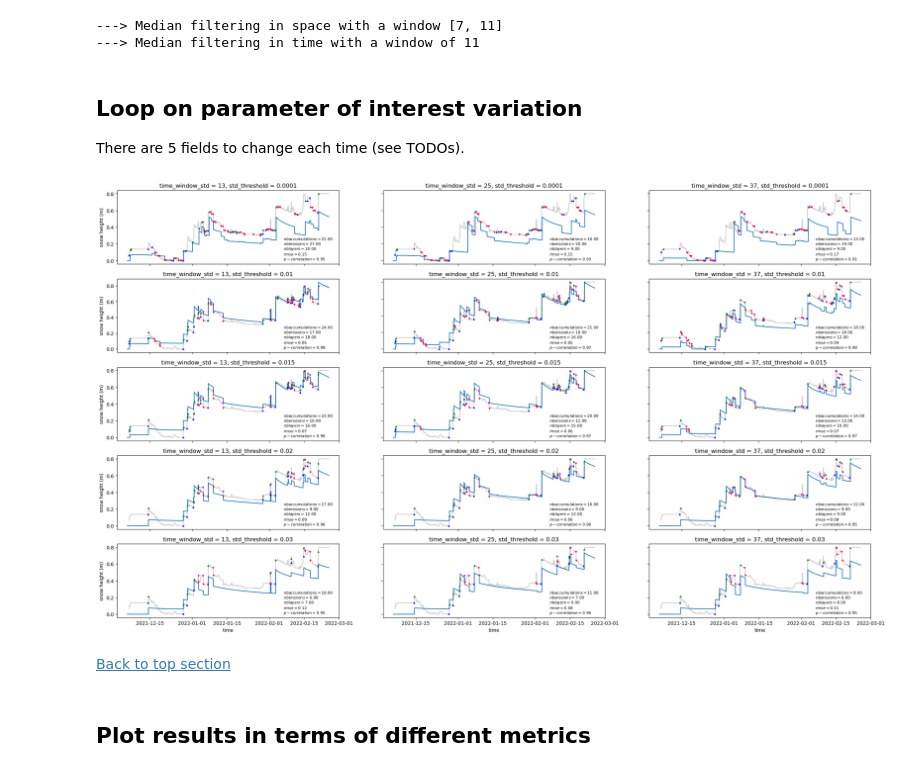
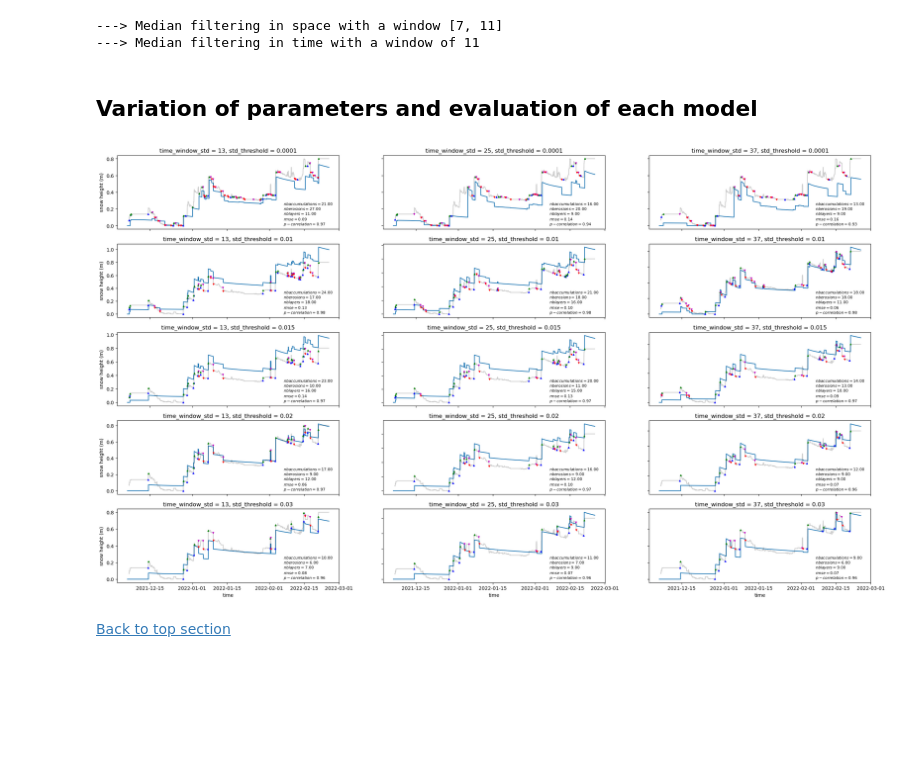
Before and after one commit to Mathilde-Bnt/MB_little_awk, a Jupyter notebook: finalized/12-Sensitivity_tests.ipynb, the cells around one changed output. Cells and saved outputs as stored; diff of their text form; code cells hidden in the pictures; blank space fills up the shorter version.

```diff
--- a/finalized/12-Sensitivity_tests.ipynb
+++ b/finalized/12-Sensitivity_tests.ipynb
@@ -39,10 +28,3 @@ paramdic['data_set_used'] = name_of_data_set
 
 x_sel = 10
 y_sel = 10
-time_window_std = 25     # TODO real value
-std_threshold = 0.015    # TODO choose the correct threshold here
-
-paramdic['x_sel'] = x_sel
-paramdic['y_sel'] = y_sel
-paramdic['time_window_std'] = time_window_std
-paramdic['std_threshold'] = std_threshold
@@ -117,13 +59,6 @@ nb_iterations = int(data_duration_in_s/dt + 1)
 data_start_date = pd.to_datetime(data_set_used.time.values[0])
 
 nb_iterations = int(data_duration_in_s/dt + 1)
-# %%
-# Meteorological forcing
-
-if use_true_temp:
-    met_time, met_temp = get_met_forcing()
-else:
-    met_time, met_temp = [0], [tsfc]
 # %%
 # Create comparable data between lidar and simulation (same timestamps)
 
@@ -142,8 +77,6 @@ for index in range(len(data_set_used.time.values)):
 
 lidar_height_array = np.array(lidar_height_array)
 # %% [markdown]
-## Loop on parameter of interest variation </a><a name='testing'>
-
-There are 5 fields to change each time (see TODOs).
+## Variation of parameters and evaluation of each model
 # %%
 # Define all the values the parameter of interest will take
@@ -189,8 +122,8 @@ for tw_index in range(len(range_of_tw_variation)):
 
         snowpack = simulate_snowpack_evolution(data_set_used, x_sel, y_sel, nb_iterations, end_accumulation_times, end_erosion_times,
                                        start_accumulation, end_accumulation, start_erosion, end_erosion, jj, dt, ro_layer, ro_water, ro_ice,
-                                       t_old, tf, tsfc, dy_snow, age_layers, gamma, cp_snow, melt_flag, a1, a2, met_temp_data=met_temp,
-                                       met_time_data=met_time, new_snow_ro=simul_new_snow_ro, fit_top_of_snowfall_to_curve=simul_fit_top_of_snowfall_to_curve)
+                                       t_old, tf, tsfc, dy_snow, age_layers, gamma, cp_snow, melt_flag, a1, a2, met_temp_data=met_temp, met_wind_data=met_wind,
+                                       met_time_data=met_time, fit_top_of_snowfall_to_curve=simul_fit_top_of_snowfall_to_curve)
 
         ro_layer_evolution, depth_evolution, temperature_evolution = snowpack[0], snowpack[1], snowpack[2]
 
@@ -198,36 +131,32 @@ for tw_index in range(len(range_of_tw_variation)):
 
         simulation_times = pd.date_range(start=data_start_date,freq=str(dt)+'S',periods=nb_iterations)
         total_snow_depth = np.array([sum(depth_evolution[i][j] for j in range(max_nb_of_layers)) for i in range(len(depth_evolution))])
         total_snow_depth_comparable = np.array([sum(depth_evolution[i][j] for j in range(max_nb_of_layers)) for i in range(len(depth_evolution)) if i in keep_simul_times_indices])
 
         nb_layers_detected = len([i for i in depth_evolution[-1] if i != 0])
 
         # Plot results to compare
 
         axs[st_index, tw_index].plot(simulation_times, total_snow_depth, label='simulated snow depth')
         axs[st_index, tw_index].set_title('time_window_std = '+str(range_of_tw_variation[tw_index]) + ', std_threshold = '+str(range_of_st_variation[st_index]))
 
         axs[st_index, tw_index].plot(data_set_used.time.values, data_set_used.isel(x=x_sel, y=y_sel).snow_surface, c='k', alpha=0.2)
 
         axs[st_index, tw_index].plot(data_set_used.time.values[start_accumulation], data_set_used.isel(x=x_sel, y=y_sel, time=start_accumulation).snow_surface, c='b', marker='^', markersize=3, linestyle='None', label='start accum.')
         axs[st_index, tw_index].plot(data_set_used.time.values[end_accumulation], data_set_used.isel(x=x_sel, y=y_sel, time=end_accumulation).snow_surface, c='g', marker='^', markersize=3, linestyle='None', label='end accum.')
         axs[st_index, tw_index].plot(data_set_used.time.values[start_erosion], data_set_used.isel(x=x_sel, y=y_sel, time=start_erosion).snow_surface, c='m', marker='v', markersize=3, linestyle='None', label='start erosion')
         axs[st_index, tw_index].plot(data_set_used.time.values[end_erosion], data_set_used.isel(x=x_sel, y=y_sel, time=end_erosion).snow_surface, c='r', marker='v', markersize=3, linestyle='None', label='end erosion')
 
         # Evaluate similarity between simulated and measured curves
 
-        result_eval_rmse = rmse_measure(total_snow_depth_comparable, lidar_height_array)    # TODO adapt to chosen metrics
+        result_eval_rmse = rmse_measure(total_snow_depth_comparable, lidar_height_array)
         result_eval_stde = stderr_measure(total_snow_depth_comparable, lidar_height_array)
         result_eval_pcorr = p_correl_measure(total_snow_depth_comparable, lidar_height_array)
-
-        # result_list_rmse.append(result_eval_rmse)    # TODO adapt to chosen metrics
-        # result_list_stde.append(result_eval_stde)
-        # result_list_pcorr.append(result_eval_pcorr)
 
         # Add text box with extra info
 
         textstr = '\n'.join((r'$nb accumulations=%.2f$' % (len(start_accumulation), ), r'$nb erosions=%.2f$' % (len(start_erosion), ), r'$nb layers=%.2f$' % (nb_layers_detected, ),
                              r'$rmse=%.2f$' % (result_eval_rmse, ), r'$p-correlation=%.2f$' % (result_eval_pcorr, )))
         axs[st_index, tw_index].text(0.75, 0.2, textstr, horizontalalignment='left', verticalalignment='center', transform=axs[st_index, tw_index].transAxes, fontsize=8)
 # %% [output]
-[figure, old version]
+[figure, new version]
@@ -246,2 +171,0 @@ if save_text_results:
-# %% [markdown]
-## Plot results in terms of different metrics
```
Also changed, not shown: parts of 24 cells of this notebook, 6 other files.
